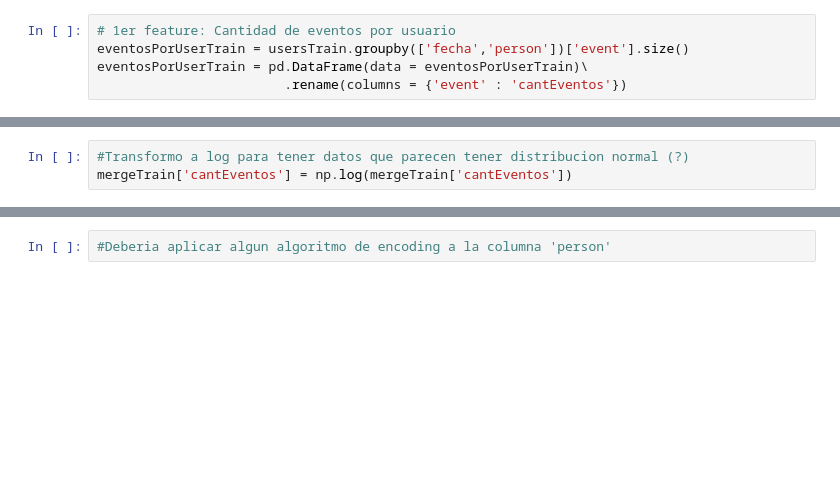
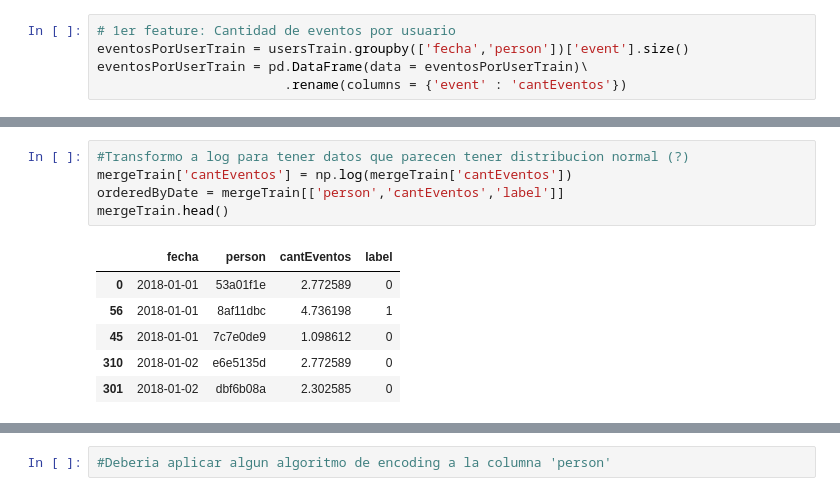
Before and after one commit to JonathanRolon/Organizacion-de-Datos, a Jupyter notebook: Machine Learning.ipynb, the cells around one changed output, grey strips where cells are left out. Drawn from its saved outputs; the diff is of its cells as text; blank space fills up the shorter version.

```diff
--- a/Machine Learning.ipynb
+++ b/Machine Learning.ipynb
@@ -127,3 +115,12 @@ sns.distplot(mergeTrain['cantEventos']);
 # %%
 #Transformo a log para tener datos que parecen tener distribucion normal (?)
 mergeTrain['cantEventos'] = np.log(mergeTrain['cantEventos'])
+orderedByDate = mergeTrain[['person','cantEventos','label']]
+mergeTrain.head()
+# %% [output]
+|  | fecha | person | cantEventos | label |
+| 0 | 2018-01-01 | 53a01f1e | 2.772589 | 0 |
+| 56 | 2018-01-01 | 8af11dbc | 4.736198 | 1 |
+| 45 | 2018-01-01 | 7c7e0de9 | 1.098612 | 0 |
+| 310 | 2018-01-02 | e6e5135d | 2.772589 | 0 |
+| 301 | 2018-01-02 | dbf6b08a | 2.302585 | 0 |
```
Also changed, not shown: parts of 21 cells of this notebook.
